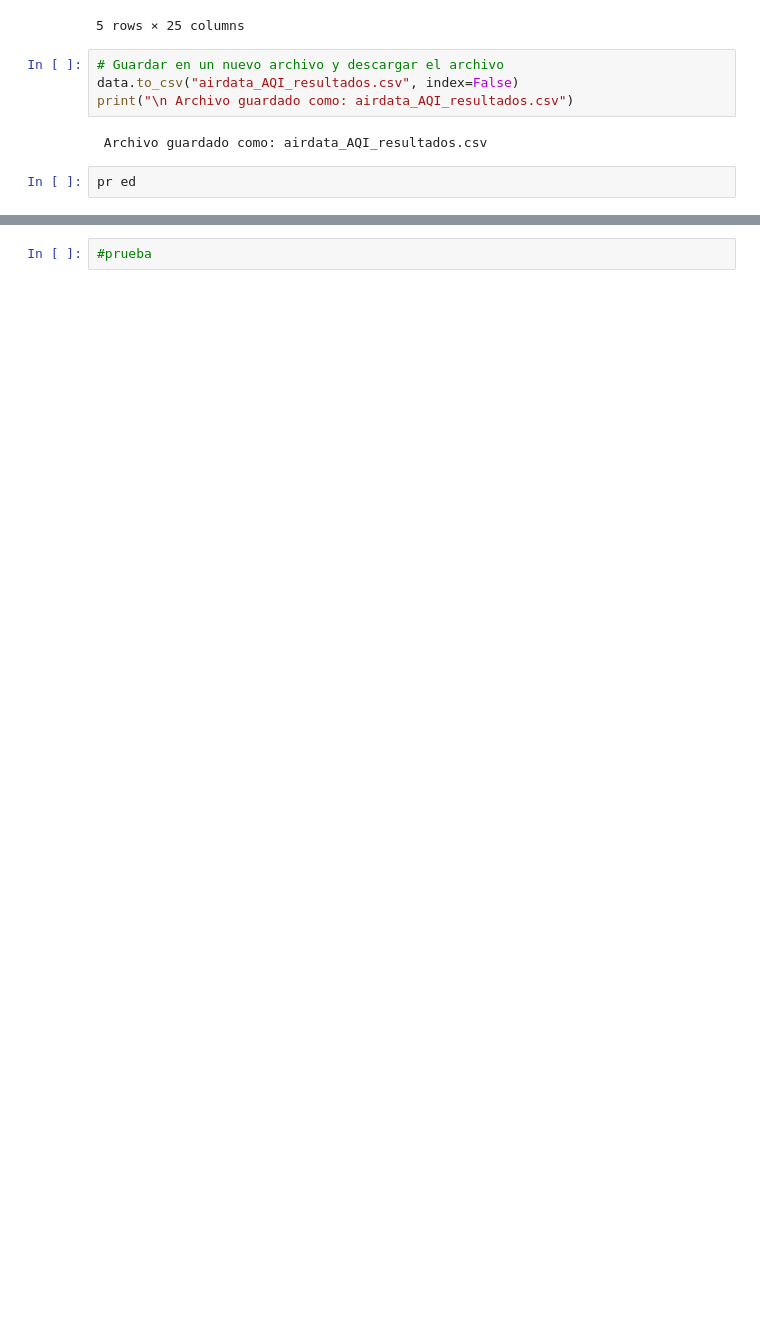
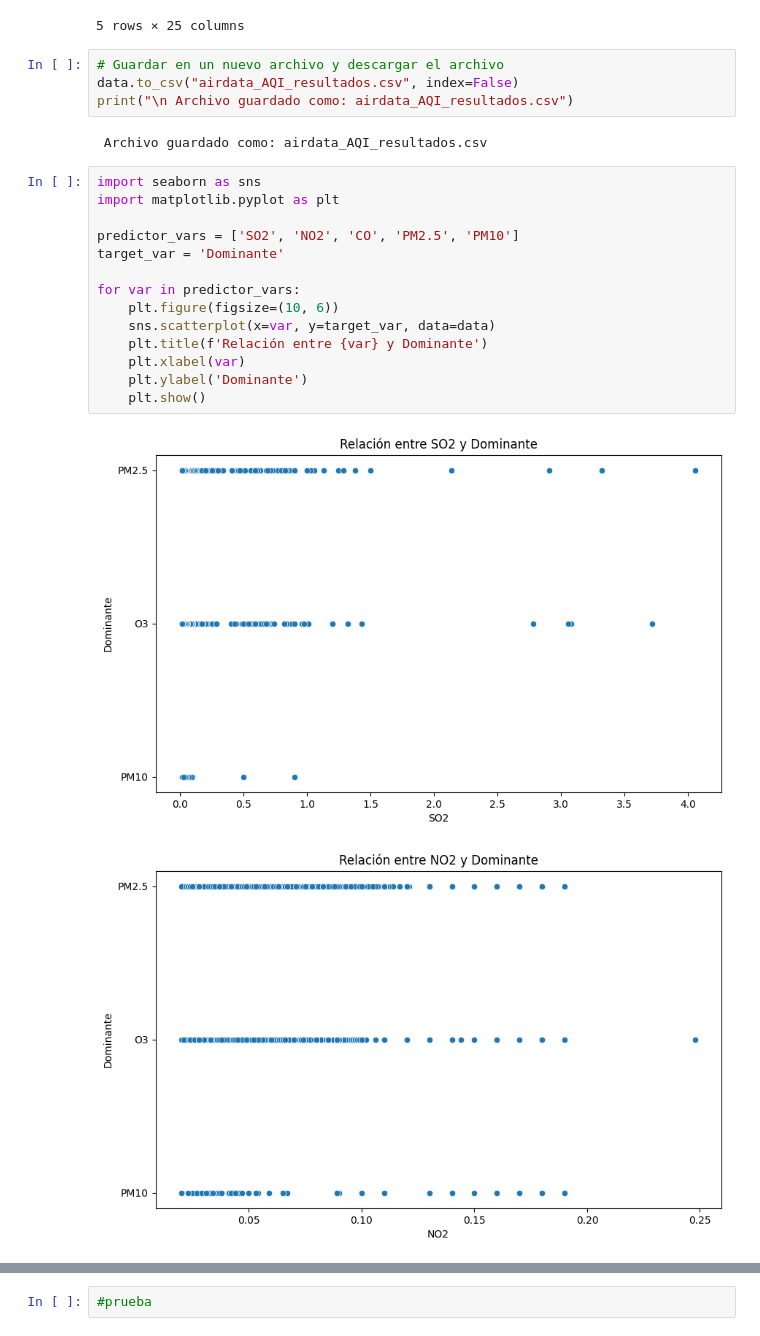
Before and after one commit to flatlalejo1982/Phase-4-Project-Execution, a Jupyter notebook: Phase_4.ipynb, the cells around one changed output, grey strips where cells are left out. Cells and saved outputs as stored; diff of their text form; blank space fills up the shorter version.

```diff
--- a/Phase_4.ipynb
+++ b/Phase_4.ipynb
@@ -133,5 +133,20 @@ data.to_csv("airdata_AQI_resultados.csv", index=False)
 print("\n Archivo guardado como: airdata_AQI_resultados.csv")
 # %% [output]
  Archivo guardado como: airdata_AQI_resultados.csv
-# %%
-pr ed
+# %%
+import seaborn as sns
+import matplotlib.pyplot as plt
+
+predictor_vars = ['SO2', 'NO2', 'CO', 'PM2.5', 'PM10']
+target_var = 'Dominante'
+
+for var in predictor_vars:
+    plt.figure(figsize=(10, 6))
+    sns.scatterplot(x=var, y=target_var, data=data)
+    plt.title(f'Relación entre {var} y Dominante')
+    plt.xlabel(var)
+    plt.ylabel('Dominante')
+    plt.show()
+# %% [output]
+[figure, added]
+[figure, added]
```
Also changed, not shown: parts of 1 cell of this notebook.
